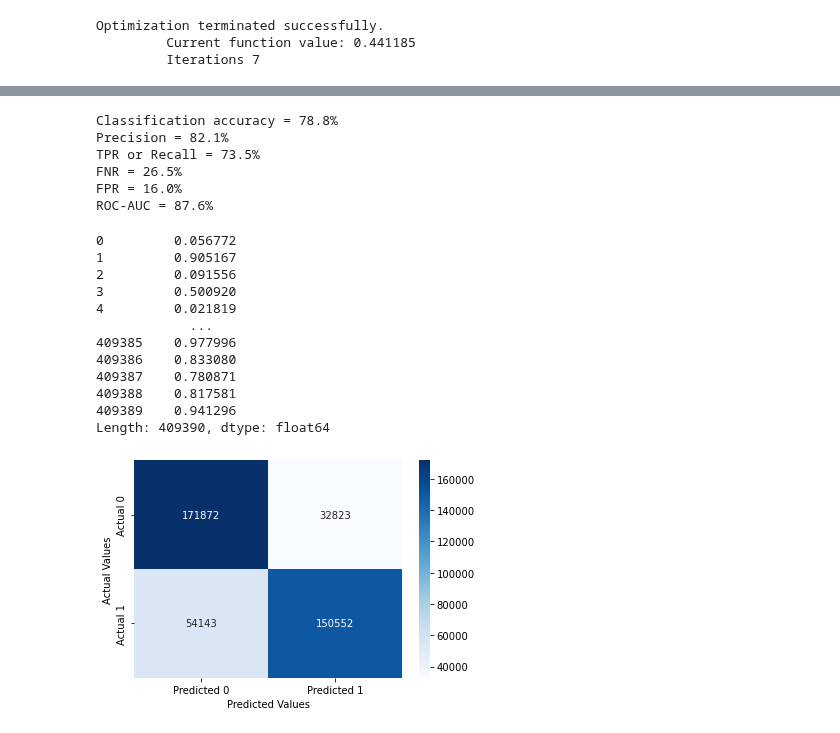
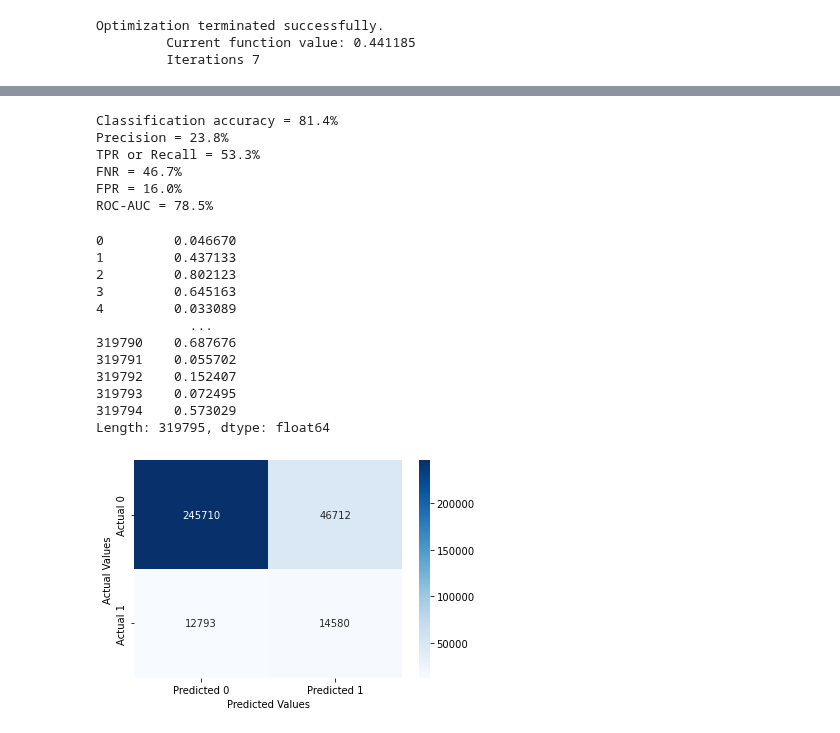
Before and after one commit to JerayuT/Group-5-WQ23-Data-Science, a Jupyter notebook: Analysis.ipynb, the cells around one changed output, grey strips where cells are left out. Drawn from its saved outputs; the diff is of its cells as text; code cells hidden in the pictures.

```diff
--- a/Analysis.ipynb
+++ b/Analysis.ipynb
@@ -268,23 +268,23 @@ Length: 95939, dtype: float64
 # %%
 ### Testing Confusion Matrix for BMI binning using QCUT
-confusion_matrix_data(train_smote, train_smote.HeartDisease, bmi_model_qcut, cutoff=0.6)
+confusion_matrix_data(df, df.HeartDisease, bmi_model_qcut, cutoff=0.6)
 # %% [output]
-Classification accuracy = 78.8%
-Precision = 82.1%
-TPR or Recall = 73.5%
-FNR = 26.5%
+Classification accuracy = 81.4%
+Precision = 23.8%
+TPR or Recall = 53.3%
+FNR = 46.7%
 FPR = 16.0%
-ROC-AUC = 87.6%
+ROC-AUC = 78.5%
-0         0.056772
-1         0.905167
-2         0.091556
-3         0.500920
-4         0.021819
+0         0.046670
+1         0.437133
+2         0.802123
+3         0.645163
+4         0.033089
             ...
-409385    0.977996
-409386    0.833080
-409387    0.780871
-409388    0.817581
-409389    0.941296
-Length: 409390, dtype: float64
+319790    0.687676
+319791    0.055702
+319792    0.152407
+319793    0.072495
+319794    0.573029
+Length: 319795, dtype: float64
-[figure, old version]
+[figure, new version]
```
Also changed, not shown: parts of 8 cells of this notebook.
